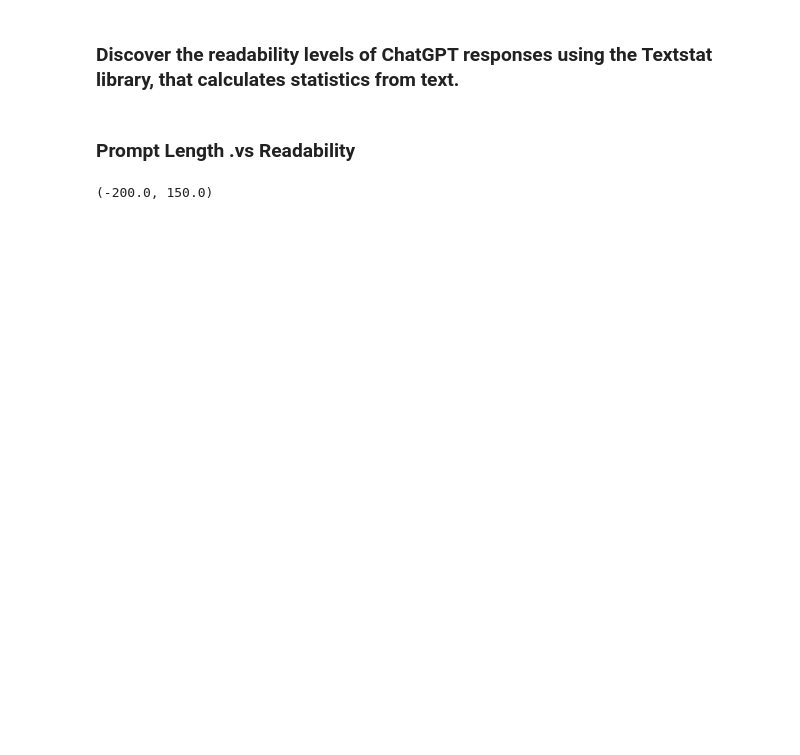
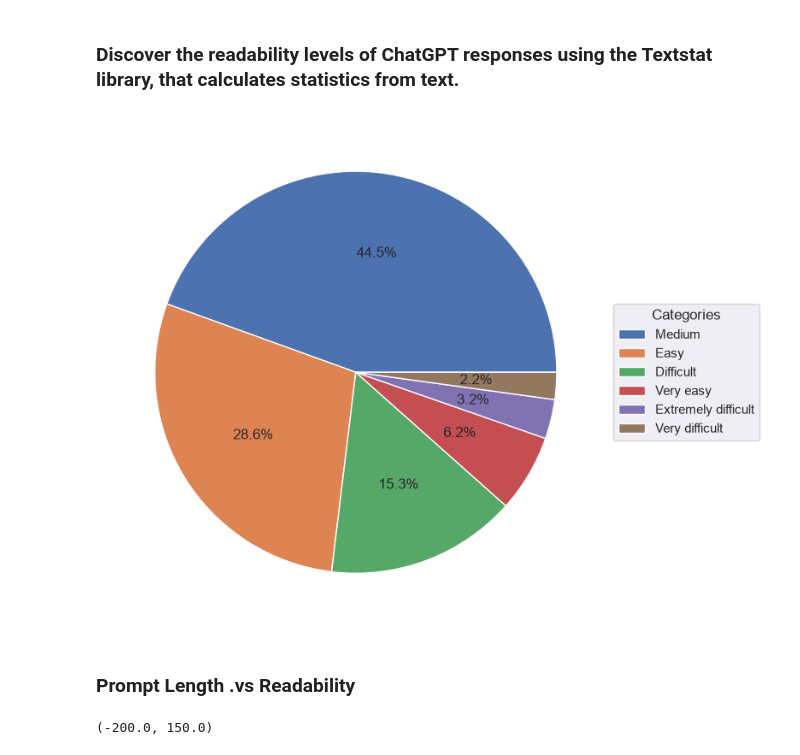
Before and after one commit to Shavkats/ChatGPT-Data-Analysis, a Jupyter notebook: chatGPT_data_analysis.ipynb, the cells around one changed output. Cells and saved outputs as stored; diff of their text form; code cells hidden in the pictures; blank space fills up the shorter version.

```diff
--- a/chatGPT_data_analysis.ipynb
+++ b/chatGPT_data_analysis.ipynb
@@ -140,8 +160,30 @@ def readability_level(score):
 # Applies the readability_level() function to categorize and saves the values in a new column
 chatgpt_df['readability_level'] = chatgpt_df['flesch_score'].apply(readability_level)
 # %%
-# Visualizes data in an interactive Plotly pie chart
-px.pie(chatgpt_df, names = 'readability_level', title='Readability level of ChatGPT responses')
+# Visualizes data in a pie chart
+
+readability_counts = chatgpt_df['readability_level'].value_counts()
+
+fig, ax = plt.subplots(figsize=(8, 8))
+
+wedges, texts, autotexts = ax.pie(
+    readability_counts,
+    labels=None,
+    autopct='%1.1f%%'
+)
+
+ax.legend(
+    wedges,
+    readability_counts.index,
+    title="Categories",
+    loc="center left",
+    bbox_to_anchor=(1, 0.5)
+)
+
+plt.tight_layout()
+plt.show()
+# %% [output]
+[figure, added]
 # %% [markdown]
 ### Prompt Length .vs Readability
 # %%
```
Also changed, not shown: parts of 8 cells of this notebook, 1 other file.
